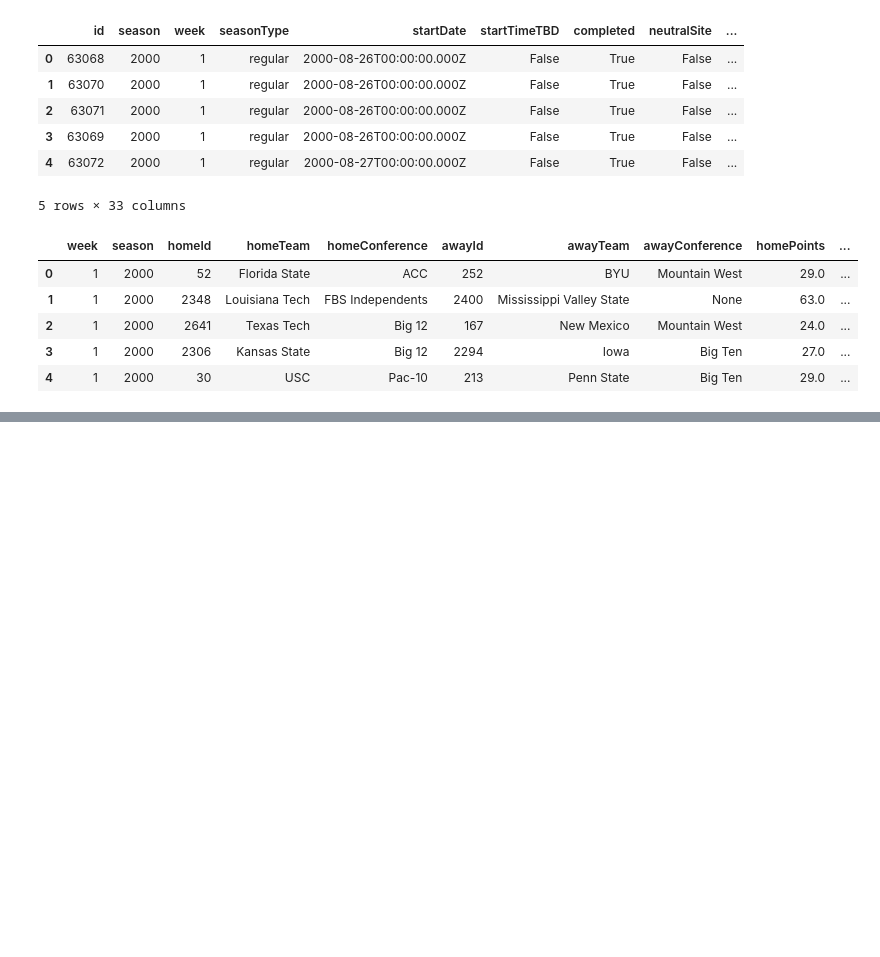
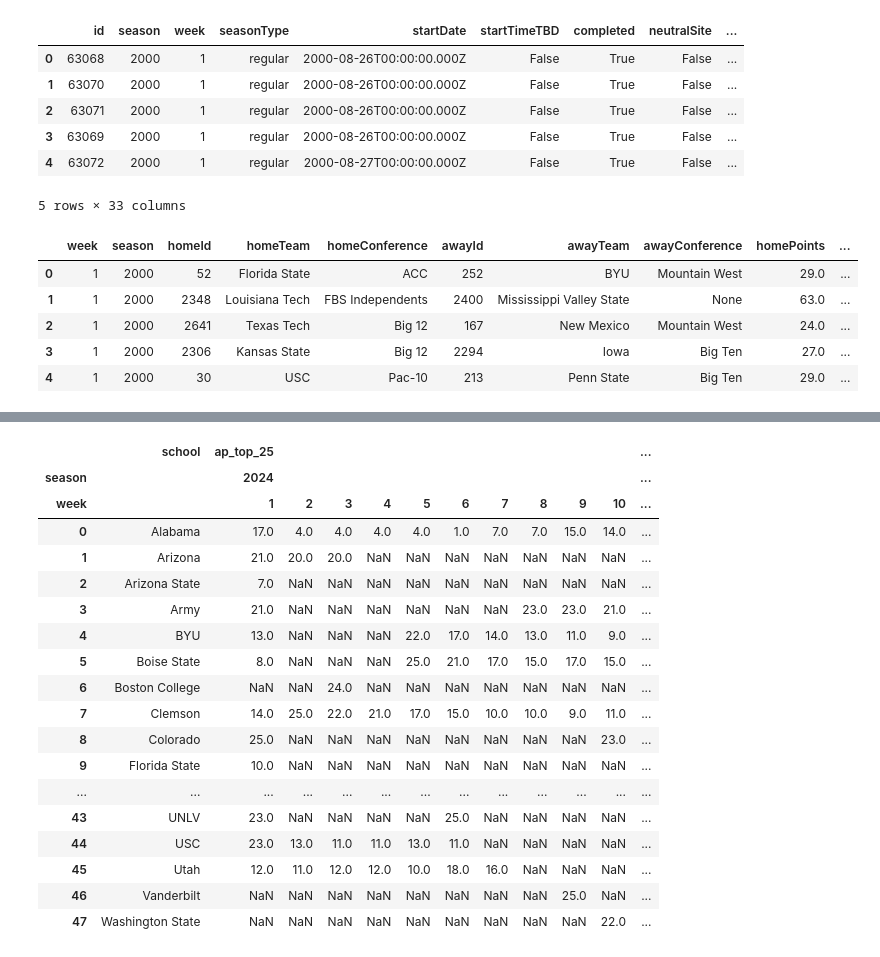
Before and after one commit to wandrz/CFB_Ranking_Analysis, a Jupyter notebook: notebooks/data_explorations.ipynb, the cells around one changed output, grey strips where cells are left out. Cells and saved outputs as stored; diff of their text form; code cells hidden in the pictures; blank space fills up the shorter version.

```diff
--- a/notebooks/data_explorations.ipynb
+++ b/notebooks/data_explorations.ipynb
@@ -4,0 +20,23 @@ import os
+# %%
+def cleanRankings(rankings_df):
+    rankings_exploded = rankings_df.explode('polls')
+    rankings_exploded['pollName'] = rankings_exploded['polls'].apply(lambda x: x['poll'] if pd.notna(x) else None)
+    rankings_exploded['ranks'] = rankings_exploded['polls'].apply(lambda x: x['ranks'] if pd.notna(x) else None)
+
+    rankings_flat = rankings_exploded.explode('ranks')
+    rankings_flat['school'] = rankings_flat['ranks'].apply(lambda x:x['school'] if pd.notna(x) else None)
+    rankings_flat['rank'] = rankings_flat['ranks'].apply(lambda x:x['rank'] if pd.notna(x) else None)
+    rankings_flat['teamId'] = rankings_flat['ranks'].apply(lambda x:x['teamId'] if pd.notna(x) else None)
+    rankings_flat[['season', 'seasonType', 'week', 'pollName', 'teamId','school','rank']].copy()
+
+    #pivot on poll type
+    rankings_pivot = rankings_flat.pivot_table(
+        index=['season', 'week', 'teamId', 'school'],
+        columns='pollName',
+        values='rank',
+        aggfunc='first'
+    ).reset_index()
+
+    rankings_pivot.columns = ['_'.join(col.split()).lower() for col in rankings_pivot.columns]
+
+    return rankings_pivot
@@ -40,3 +132,8 @@ all_games_df[game_cols].head(5)
 | 2 | 1 | 2000 | 2641 | Texas Tech | Big 12 | 167 | New Mexico | Mountain West | 24.0 | ... |
 | 3 | 1 | 2000 | 2306 | Kansas State | Big 12 | 2294 | Iowa | Big Ten | 27.0 | ... |
 | 4 | 1 | 2000 | 30 | USC | Pac-10 | 213 | Penn State | Big Ten | 29.0 | ... |
+# %%
+rankings_path = '../data/rankings'
+rankings_df = dfLoaderJson(rankings_path)
+
+rankings_df.head(5)
@@ -42,0 +151,3 @@ all_games_df[game_cols].head(5)
+# %%
+cleanRankings_df = cleanRankings(rankings_df)
+cleanRankings_df[['season','week', 'teamid', 'school', 'ap_top_25', 'coaches_poll', 'playoff_committee_rankings']]
@@ -42,0 +189,31 @@ all_games_df[game_cols].head(5)
+# %%
+rankings_by_school = cleanRankings_df[
+    (cleanRankings_df['season'] == 2024)
+].pivot_table(
+        index=['school'],
+        columns=['season', 'week'],
+        values=['ap_top_25'],
+        aggfunc='first'
+    ).reset_index()
+# %%
+rankings_by_school
+# %% [output]
+|  | school | ap_top_25 |  |  |  |  |  |  |  |  |  | ... |
+| season |  | 2024 |  |  |  |  |  |  |  |  |  | ... |
+| week |  | 1 | 2 | 3 | 4 | 5 | 6 | 7 | 8 | 9 | 10 | ... |
+| 0 | Alabama | 17.0 | 4.0 | 4.0 | 4.0 | 4.0 | 1.0 | 7.0 | 7.0 | 15.0 | 14.0 | ... |
+| 1 | Arizona | 21.0 | 20.0 | 20.0 | NaN | NaN | NaN | NaN | NaN | NaN | NaN | ... |
+| 2 | Arizona State | 7.0 | NaN | NaN | NaN | NaN | NaN | NaN | NaN | NaN | NaN | ... |
+| 3 | Army | 21.0 | NaN | NaN | NaN | NaN | NaN | NaN | 23.0 | 23.0 | 21.0 | ... |
+| 4 | BYU | 13.0 | NaN | NaN | NaN | 22.0 | 17.0 | 14.0 | 13.0 | 11.0 | 9.0 | ... |
+| 5 | Boise State | 8.0 | NaN | NaN | NaN | 25.0 | 21.0 | 17.0 | 15.0 | 17.0 | 15.0 | ... |
+| 6 | Boston College | NaN | NaN | 24.0 | NaN | NaN | NaN | NaN | NaN | NaN | NaN | ... |
+| 7 | Clemson | 14.0 | 25.0 | 22.0 | 21.0 | 17.0 | 15.0 | 10.0 | 10.0 | 9.0 | 11.0 | ... |
+| 8 | Colorado | 25.0 | NaN | NaN | NaN | NaN | NaN | NaN | NaN | NaN | 23.0 | ... |
+| 9 | Florida State | 10.0 | NaN | NaN | NaN | NaN | NaN | NaN | NaN | NaN | NaN | ... |
+| ... | ... | ... | ... | ... | ... | ... | ... | ... | ... | ... | ... | ... |
+| 43 | UNLV | 23.0 | NaN | NaN | NaN | NaN | 25.0 | NaN | NaN | NaN | NaN | ... |
+| 44 | USC | 23.0 | 13.0 | 11.0 | 11.0 | 13.0 | 11.0 | NaN | NaN | NaN | NaN | ... |
+| 45 | Utah | 12.0 | 11.0 | 12.0 | 12.0 | 10.0 | 18.0 | 16.0 | NaN | NaN | NaN | ... |
+| 46 | Vanderbilt | NaN | NaN | NaN | NaN | NaN | NaN | NaN | NaN | 25.0 | NaN | ... |
+| 47 | Washington State | NaN | NaN | NaN | NaN | NaN | NaN | NaN | NaN | NaN | 22.0 | ... |
```
Also changed, not shown: parts of 21 cells of this notebook.
